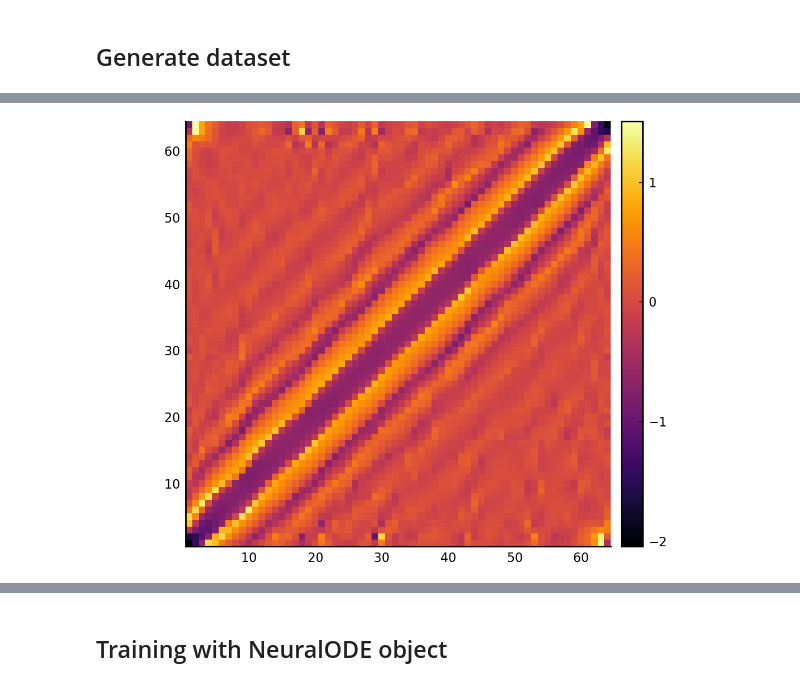
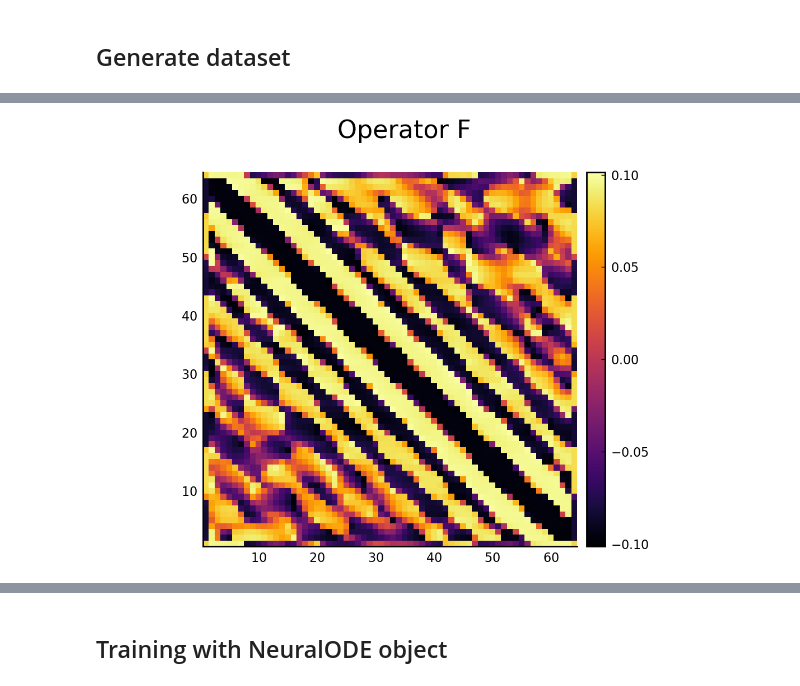
Before and after one commit to vdesgrange/closure-model, a Jupyter notebook: experiments/julia_src/neural_closure/heat_equation_neural_ode.ipynb, the cells around one changed output, grey strips where cells are left out. Saved outputs shown, nothing was run; the diff lists cells and outputs as text; code cells hidden in the pictures.

```diff
--- a/experiments/julia_src/neural_closure/heat_equation_neural_ode.ipynb
+++ b/experiments/julia_src/neural_closure/heat_equation_neural_ode.ipynb
@@ -133,5 +103,5 @@ function check_training_dataset(dataset)
     end
 end
 
-check_training_dataset(merde_dataset)
+check_training_dataset(high_dataset)
 # %% [output]
@@ -148,3 +113,0 @@ plot(x, init_set[:, 1];)
-# %%
-t, u0, u_true = ProcessingTools.process_dataset(analytic_dataset)
-plot(x, u0[:, 1];)
@@ -157,0 +134,17 @@ plot(x, u0[:, 1];)
+# %%
+function get_data_loader(dataset, batch_size, ratio)
+  t, init_set, true_set = ProcessingTools.process_dataset(dataset, false);
+
+  t_train, t_val = splitobs(t, at = ratio);
+  train_set, val_set = splitobs(true_set, at = ratio);
+  init_train = copy(init_set);
+  init_val = copy(val_set[:, :, 1]);
+
+  switch_train_set = permutedims(train_set, (1, 3, 2));
+  switch_val_set = permutedims(val_set, (1, 3, 2));
+
+  train_loader = DataLoader((init_train, switch_train_set, collect(ncycle([collect(t_train)], batch_size))), batchsize=batch_size, shuffle=false);
+  val_loader = DataLoader((init_val, switch_val_set, collect(ncycle([collect(t_val)], batch_size))), batchsize=batch_size, shuffle=false);
+
+  return (train_loader, val_loader)
+end
@@ -183,0 +210,13 @@ LinRange{Float64}Matrix{Float64}Array{Float64, 3}0.4044569262357644
+# %%
+function main()
+  batch_size = 128;
+  epochs = 100;
+
+  high_dataset = Generator.read_dataset("./src/examples/heat/heat_high_dim_training_set.jld2")["training_set"];
+  model = Models.LinearModel(x_n);
+  K, p = training(model, epochs, high_dataset, batch_size, 0.7);
+  # @save "HeatLinearModel.bson" cpu(neural_operator)
+  return K, p
+end
+
+K, p = main()
@@ -184,4 +262,7 @@ LinRange{Float64}Matrix{Float64}Array{Float64, 3}0.4044569262357644
 # %%
-GraphicTools.show_state(K, "")
+GraphicTools.show_state(reverse(Flux.params(K)[1]; dims = 1), "Operator F")
+
+# gs = first(Flux.gradient(() -> loss(x, y, t), Flux.params(p)))
+# GraphicTools.show_state(reshape(gs, (x_n, x_n)), "")
 # %% [output]
-[figure, old version]
+[figure, new version]
```
Also changed, not shown: parts of 42 cells of this notebook, 1 other file.
